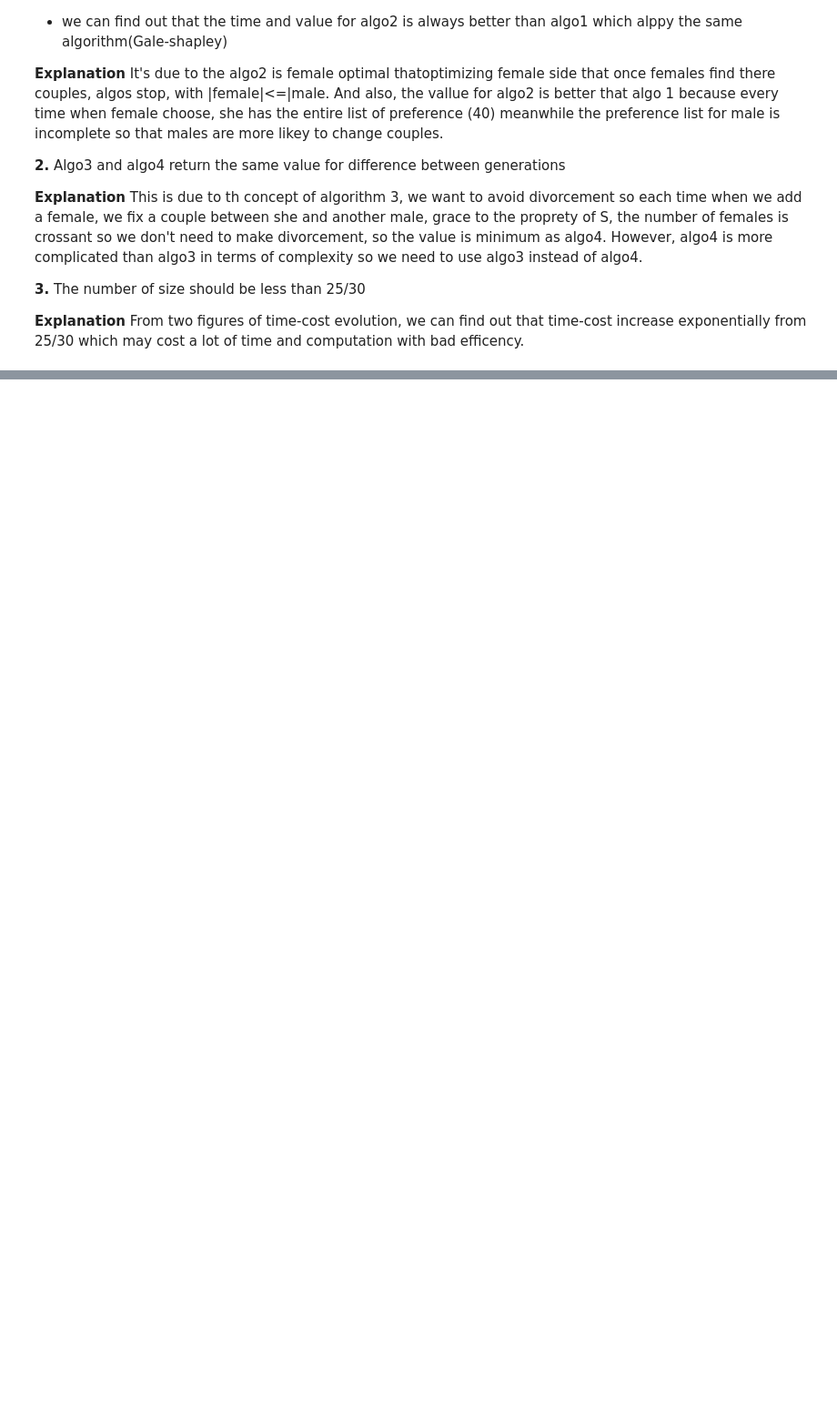
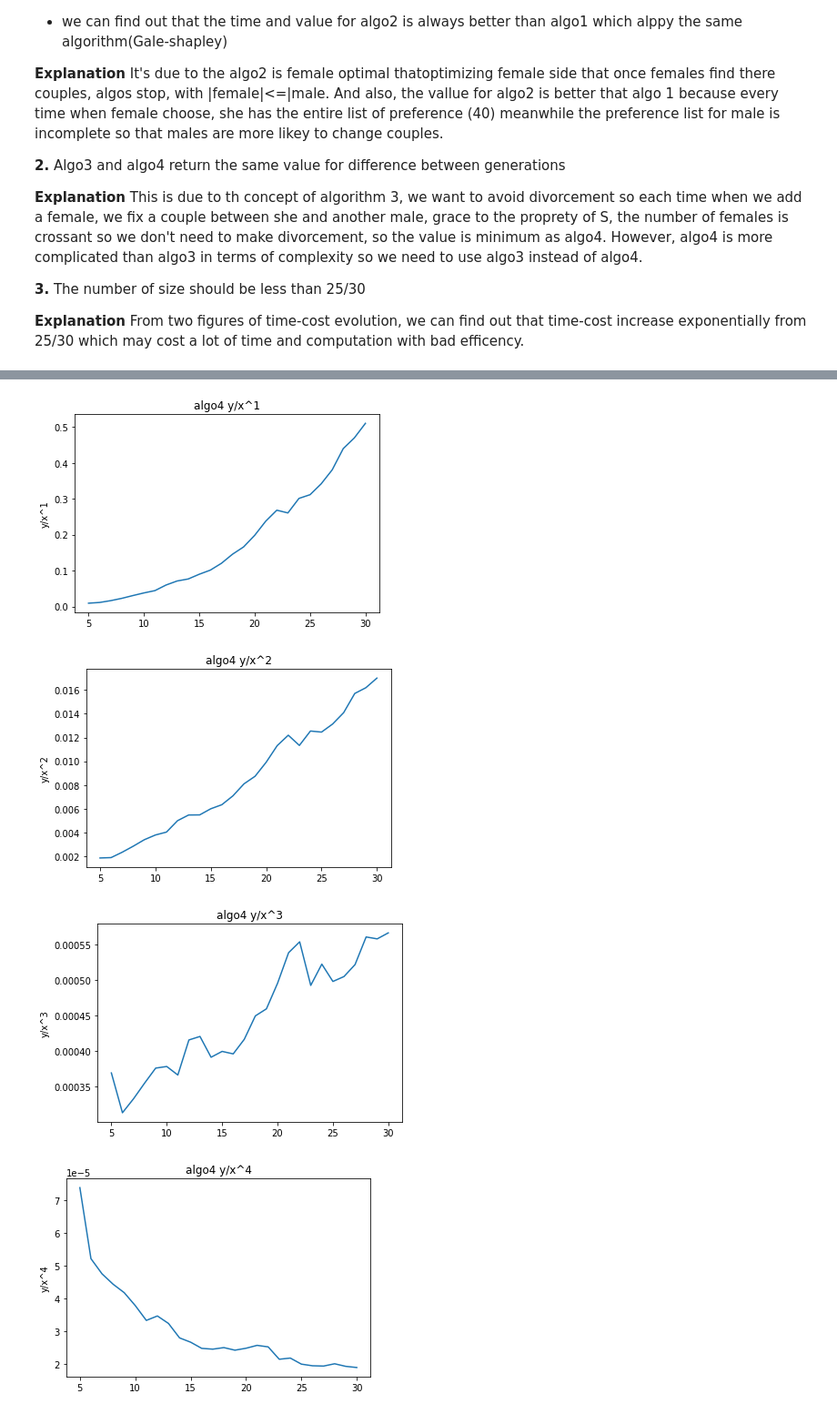
Before and after one commit to xinyuhuang97/projet_androide_sm, a Jupyter notebook: Projet_SM/results.ipynb, the cells around one changed output, grey strips where cells are left out. Shown: that part at 91% size. Drawn from its saved outputs; the diff is of its cells as text; code cells hidden in the pictures; blank space fills up the shorter version.

```diff
--- a/Projet_SM/results.ipynb
+++ b/Projet_SM/results.ipynb
@@ -664,0 +685,19 @@ For the test in the situation : number male->max, number female from 1 to max, w
+# %%
+import matplotlib.pyplot as plt
+import numpy as np
+x_data = Lg
+
+for i in range(1,5):
+    y_data = lt4
+    x =  np.array(x_data)
+    y = np.array(y_data)/x**i
+
+    plt.plot(x, y, '-')
+    plt.ylabel( "y/x^"+str(i))
+    plt.title("algo4 y/x^"+str(i))
+    plt.show()
+# %% [output]
+[figure, added]
+[figure, added]
+[figure, added]
+[figure, added]
```
Also changed, not shown: parts of 8 cells of this notebook, 9 other files.
